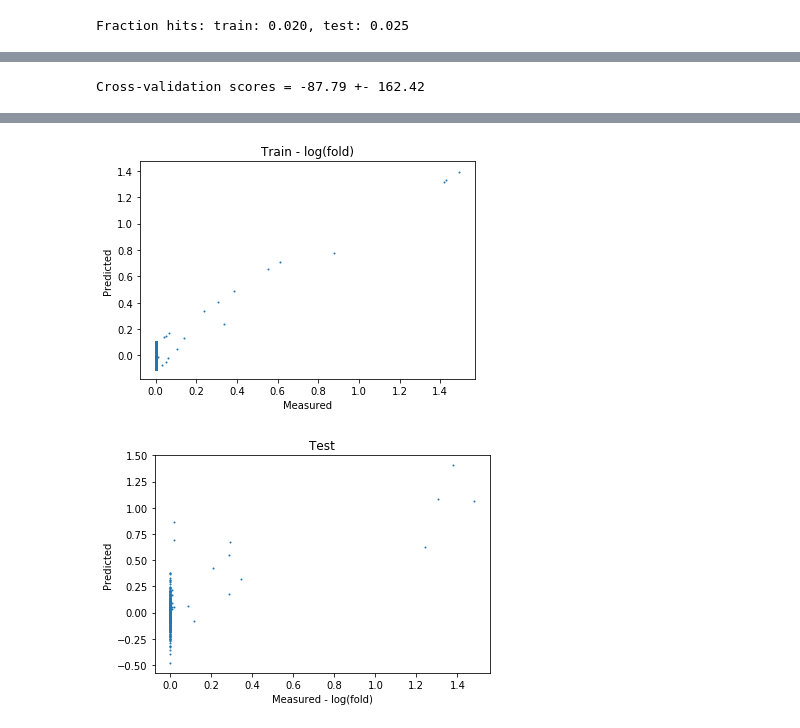
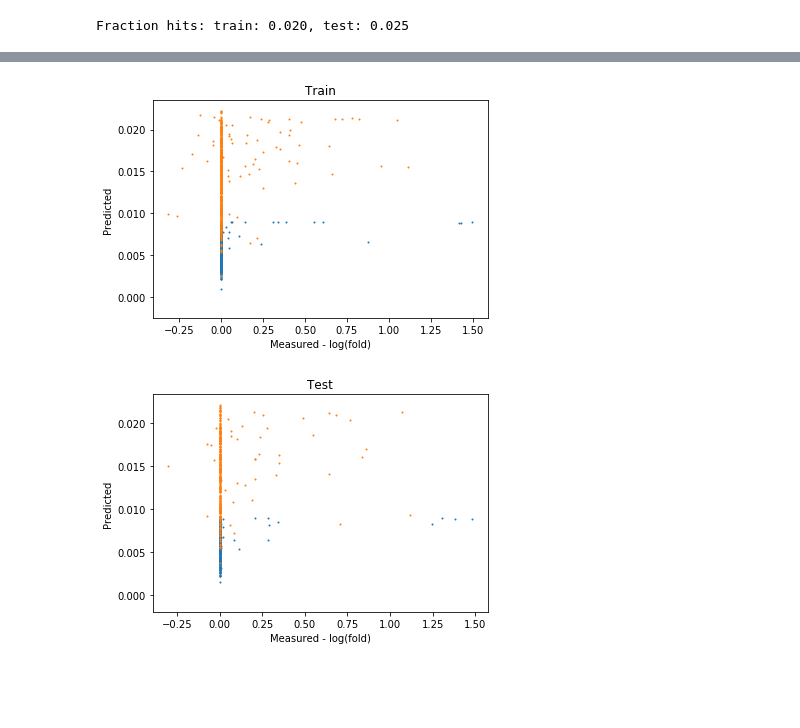
Before and after one commit to btownshend/HTS-Selection, a Jupyter notebook: notebooks/runfold.ipynb, the cells around one changed output, grey strips where cells are left out. Drawn from its saved outputs; the diff is of its cells as text; code cells hidden in the pictures; blank space fills up the shorter version.

```diff
--- a/notebooks/runfold.ipynb
+++ b/notebooks/runfold.ipynb
@@ -18,5 +18,5 @@ seed=42
 molecules=make_dataset.load()
 # %%
 # Build the features
-X=build_features.build(molecules,fpSize=1024)
+X=build_features.build(molecules,fpSize=512)
 # %% [output]
@@ -91,13 +87,0 @@ models=[
-# %%
-# Reduce the number of features
-X_train_red=[]
-for model in models:
-    Xtmp=[]
-    for i in range(len(aptamers)):
-        smodel = SelectFromModel(model[i].fit(X_train,y_train[i]), prefit=True,max_features=3)
-        print(smodel)
-        print(smodel.get_support(indices=True))
-        X_new = smodel.transform(X_train)
-        print(X_new.shape)
-        Xtmp.append(X_new)
-    X_train_red.append(Xtmp)
@@ -122,36 +88,35 @@ SelectFromModel(estimator=Lasso(alpha=0.5, copy_X=True, fit_intercept=True,
 # %%
-# Train models
-models=[train_model.train_multi(LinearSVR(C=.000001,max_iter=10000,epsilon=0.1,random_state=seed),X_train,y_train)]
+# Train model using best model determined above
+model=train_model.train_multi(LinearSVR(C=.000001,max_iter=10000,epsilon=0.1,random_state=seed),X_train,y_train)
-# %% [output]
-Cross-validation scores = -87.79 +- 162.42
 # %%
 # Test model
-for model in models:
-    print("------")
-    print(model[0])
-    print("Train:")
-    yp_train=predict_model.predict_reg(model,X_train,y_train,mol_train)
-    print("Test:")
-    yp_test=predict_model.predict_reg(model,X_test,y_test,mol_test)
+print("------")
+print(model[0])
+print("Train:")
+yp_train=predict_model.predict_reg(model,X_train,y_train,mol_train)
+yp_train=np.transpose(yp_train)
+print("Test:")
+yp_test=predict_model.predict_reg(model,X_test,y_test,mol_test)
+yp_test=np.transpose(yp_test)
 
-    for i in range(len(y_train[0])):
-        plt.scatter([y[i] for y in y_train],[y[i] for y in yp_train],label="Train",s=1)
-    ax=plt.gca()
-    #ax.set_yscale('log')
-    #ax.set_xscale('log')
-    plt.xlabel("Measured")
-    plt.ylabel("Predicted")
-    plt.title("Train - log(fold)")
-    plt.show()
+for i in range(len(y_train)):
+    plt.scatter(y_train[i] ,yp_train[i],label="Train",s=1)
+ax=plt.gca()
+#ax.set_yscale('log')
+#ax.set_xscale('log')
+plt.xlabel("Measured - log(fold)")
+plt.ylabel("Predicted")
+plt.title("Train")
+plt.show()
 
-    for i in range(len(y_test[0])):
-        plt.scatter([y[i] for y in y_test],[y[i] for y in yp_test],label="Test",s=1)
-    ax=plt.gca()
-    #ax.set_yscale('log')
-    #ax.set_xscale('log')
-    plt.xlabel("Measured - log(fold)")
-    plt.ylabel("Predicted")
-    plt.title("Test")
-    plt.show()
+for i in range(len(y_test)):
+    plt.scatter(y_test[i],yp_test[i] ,label="Test",s=1)
+ax=plt.gca()
+#ax.set_yscale('log')
+#ax.set_xscale('log')
+plt.xlabel("Measured - log(fold)")
+plt.ylabel("Predicted")
+plt.title("Test")
+plt.show()
 # %% [output]
 ------
@@ -167,2 +132,2 @@ mean(score)=-0.096
-[figure, old version]
+[figure, new version]
-[figure, old version]
+[figure, new version]
```
Also changed, not shown: parts of 8 cells of this notebook, 2 other files.
